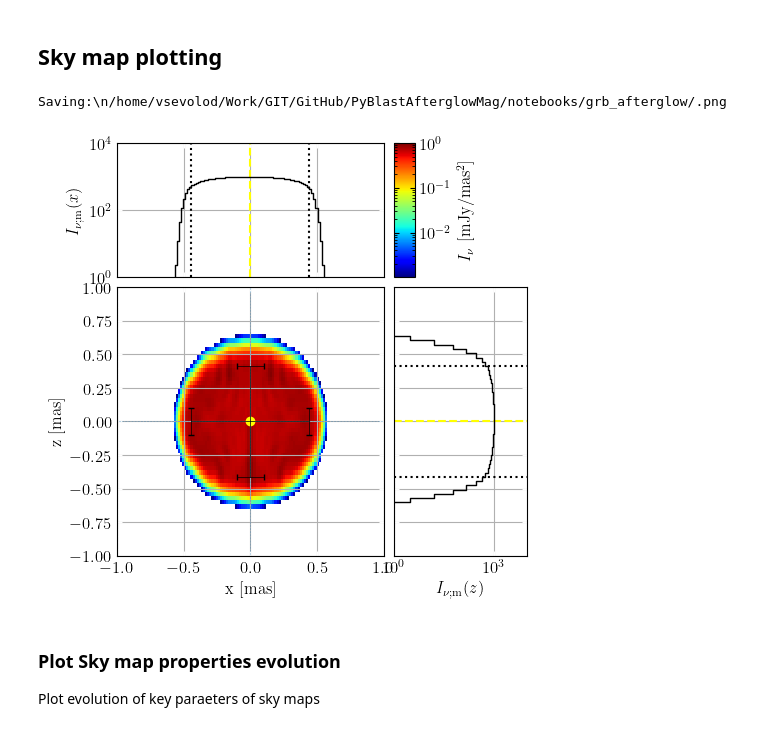
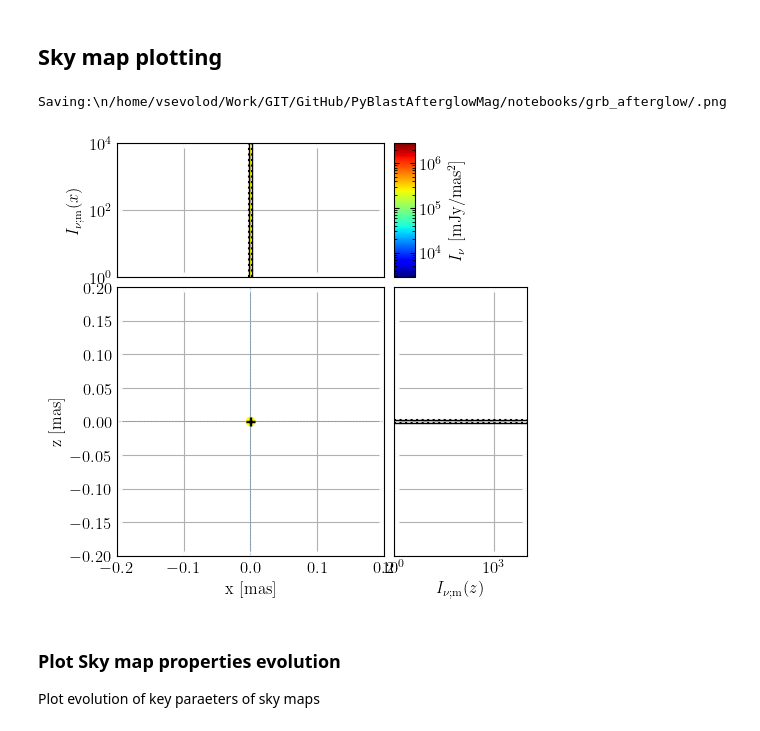
Before and after one commit to vsevolodnedora/PyBlastAfterglowMag, a Jupyter notebook: notebooks/grb_afterglow/tophat_jet.ipynb, the cells around one changed output. Cells and saved outputs as stored; diff of their text form; code cells hidden in the pictures.

```diff
--- a/notebooks/grb_afterglow/tophat_jet.ipynb
+++ b/notebooks/grb_afterglow/tophat_jet.ipynb
@@ -469,15 +554,15 @@ P_fsrs_ssc_skymap["grb"]["method_pp_fs"] = "numeric" # from none -> numeric
 P_fsrs_ssc_skymap["grb"]["do_rs"] = "yes" # from none -> numeric
 P_fsrs_ssc_skymap["grb"]["bw_type"] = "fsrs" # from none -> numeric
 
-P_fsrs_ssc_skymap["grb"]["eps_e_rs"] = 0.1
-P_fsrs_ssc_skymap["grb"]["eps_b_rs"] = 0.01
+P_fsrs_ssc_skymap["grb"]["eps_e_rs"] = 0.01
+P_fsrs_ssc_skymap["grb"]["eps_b_rs"] = 0.001
 P_fsrs_ssc_skymap["grb"]["p_rs"] = 2.2
 
 # specify sky map properties
 P_fsrs_ssc_skymap["grb"]["do_skymap"] = "yes"
-P_fsrs_ssc_skymap["grb"]["nsublayers"] = 11 # parameter for iterative algorithm to keep resizing the jet layer to increase sky map resolution
+#P_fsrs_ssc_skymap["grb"]["nsublayers"] = 11 # parameter for iterative algorithm to keep resizing the jet layer to increase sky map resolution
 P_fsrs_ssc_skymap["main"]["skymap_freqs"] = "array 1e9 1e18"
-P_fsrs_ssc_skymap["main"]["skymap_freqs"] = "array logspace 8.e5 2e9 50"
+P_fsrs_ssc_skymap["main"]["skymap_times"] = "array logspace 1e2 1e6 50"
 
 # how to post-process sky maps
 skymap_conf=dict(nx=128, ny=64, extend_grid=2, fwhm_fac=0.5, lat_dist_method="integ",
@@ -494,7 +579,7 @@ pba_run_fsrs_ssc_skymap = run_grb(
     run=False,                # run code itself (if False, it will try to load results)
     path_to_cpp="/home/vsevolod/Work/GIT/GitHub/PyBlastAfterglowMag/src/pba.out",
     loglevel="info",
-    process_skymaps=False # ! concantenate raw .hdf5 sky maps into 1 clean file (& clean data)
+    process_skymaps=True # ! concantenate raw .hdf5 sky maps into 1 clean file (& clean data)
 )
 clear_output(wait=False)
 # %% [markdown]
@@ -502,36 +587,36 @@ clear_output(wait=False)
 # %%
 config = {
         "gridspec": {
             "width_ratios": (4, 2), "height_ratios": (2, 4),
             "left": 0.19, "right": 0.95, "bottom": 0.1, "top": 0.96, "wspace": 0.05, "hspace": 0.05
         },
         "figname": "out", "paperpath": os.getcwd()+'/', "figfpath": os.getcwd()+'/', "save_pdf": False, "save_figs": True,
         "show_figs": True,
         "grid": False,
         "figsize": (5.4, 4.8),
         "type":"hist",
         "cm": {"color": 'yellow', "marker": "o"},
         "ysize": {"capsize": 2, "color": "black", "lw": 0.5},
         "xsize": {"capsize": 2, "color": "black", "lw": 0.5},
         "pcolormesh": {"cmap": 'jet', "set_under": 'white', "set_over": None, "set_rasterized": True,
                        "norm": ("log", "0.001max", "1max"), "facecolor": None, "alpha": 1.0, "isnan": np.nan},
-        "xlim": (-1., 1.0), "ylim": (-1.0, 1.0),
+        "xlim": (-0.2, 0.2), "ylim": (-0.2, 0.2),
         "title": {"title": "time_fluxratio"},  # "time_fluxratio"
         "cbar_title": r'$I_{\nu}^{\rm w}/I_{\nu}^{\rm w/o}$',
         "xlabel": "x [mas]", "ylabel": "z [mas]",
         "histx_backgound_color": "white",
         "histy_backgound_color": "white",
         "plot_grids":True,
         "histx_lim":(1e0,1e4),
         "histy_lim":(1e0,1e4)
     }
-time= 500.*cgs.day
+time= 1e5
 freq= 1.e9
 pba.skymap_plotting_tools.full_plot_skymap_with_hists(
     skymap=pba_run_fsrs_ssc_skymap.GRB.get_skymap(time=time, freq=freq), conf=config)
 # %% [output]
 Saving:\n/home/vsevolod/Work/GIT/GitHub/PyBlastAfterglowMag/notebooks/grb_afterglow/.png
-[figure, old version]
+[figure, new version]
 # %% [markdown]
 ### Plot Sky map properties evolution
 
```
Also changed, not shown: parts of 13 cells of this notebook, 1 other file.
